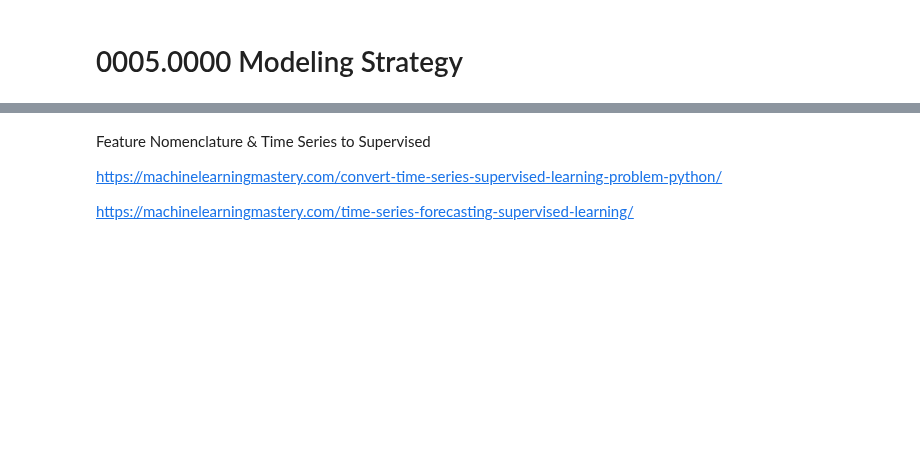
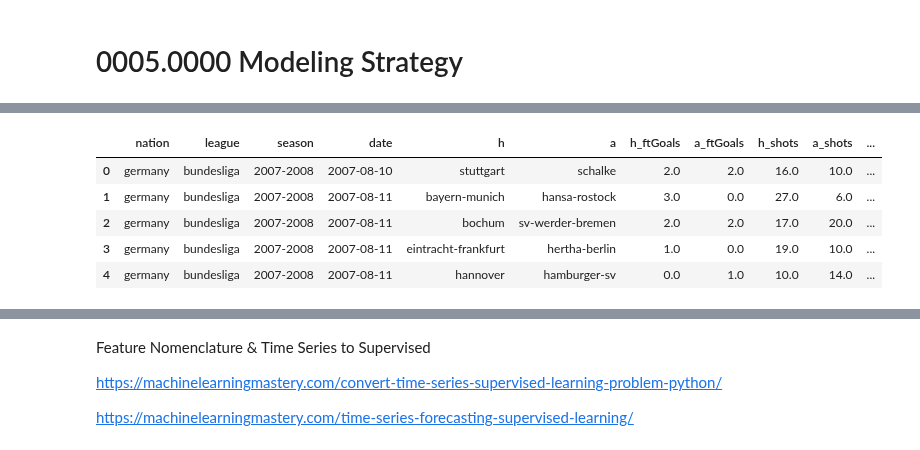
Before and after one commit to DMacGillivray/soccer-predictions, a Jupyter notebook: notebooks/0005.0000 Modeling Strategy.ipynb, the cells around one changed output, grey strips where cells are left out. Saved outputs shown, nothing was run; the diff lists cells and outputs as text; code cells hidden in the pictures; blank space fills up the shorter version.

```diff
--- a/notebooks/0005.0000 Modeling Strategy.ipynb
+++ b/notebooks/0005.0000 Modeling Strategy.ipynb
@@ -2,0 +69,43 @@
+# %%
+def insert_game_day(df_orig):
+    """
+    Accepts a Dataframe of league matches - may be multiple seasons
+    Must have a season column identifying the season, and a date column
+    Returns a dataFrame where each game day within a season is consecutively integer numbered
+
+    """
+    season_dfs = []
+    for season in df_orig['season'].unique():
+        # Make a bunch of brand spanking new dfs to concat together
+        season_df = df_orig[df_orig['season'] == season].copy()
+        # Number each game day in the season starting at 0
+        season_df['game_day'] = season_df.groupby(by='date').ngroup(ascending=True)
+        season_dfs.append(season_df)
+    df = pd.concat(season_dfs, axis=0).sort_values(by=['season', 'date'])
+    return df
+# %%
+# Specify columns to keep
+cols = extend_cols(['hwinOddsBet365', 'drawOddsBet365', 'awinOddsBet365',
+                   'hwinOddsLb', 'drawOddsLb', 'awinOddsLb'])
+df_orig = df_orig[cols]
+
+# Ensure float datatypes for modeling
+int_cols = ['h_shots', 'a_shots', 'h_shotsOnTarget', 'a_shotsOnTarget']
+df_orig[int_cols] = df_orig[int_cols].astype(float)
+
+# Dummy Variables for categorical column result
+res = df_orig['result']
+df_orig = pd.get_dummies(df_orig, columns=['result'])
+# Keep the results column as a convenience column
+df_orig['result'] = res
+
+# Add the game day meta data
+df_orig = insert_game_day(df_orig)
+df_orig.head()
+# %% [output]
+|  | nation | league | season | date | h | a | h_ftGoals | a_ftGoals | h_shots | a_shots | ... |
+| 0 | germany | bundesliga | 2007-2008 | 2007-08-10 | stuttgart | schalke | 2.0 | 2.0 | 16.0 | 10.0 | ... |
+| 1 | germany | bundesliga | 2007-2008 | 2007-08-11 | bayern-munich | hansa-rostock | 3.0 | 0.0 | 27.0 | 6.0 | ... |
+| 2 | germany | bundesliga | 2007-2008 | 2007-08-11 | bochum | sv-werder-bremen | 2.0 | 2.0 | 17.0 | 20.0 | ... |
+| 3 | germany | bundesliga | 2007-2008 | 2007-08-11 | eintracht-frankfurt | hertha-berlin | 1.0 | 0.0 | 19.0 | 10.0 | ... |
+| 4 | germany | bundesliga | 2007-2008 | 2007-08-11 | hannover | hamburger-sv | 0.0 | 1.0 | 10.0 | 14.0 | ... |
```
Also changed, not shown: parts of 22 cells of this notebook.
